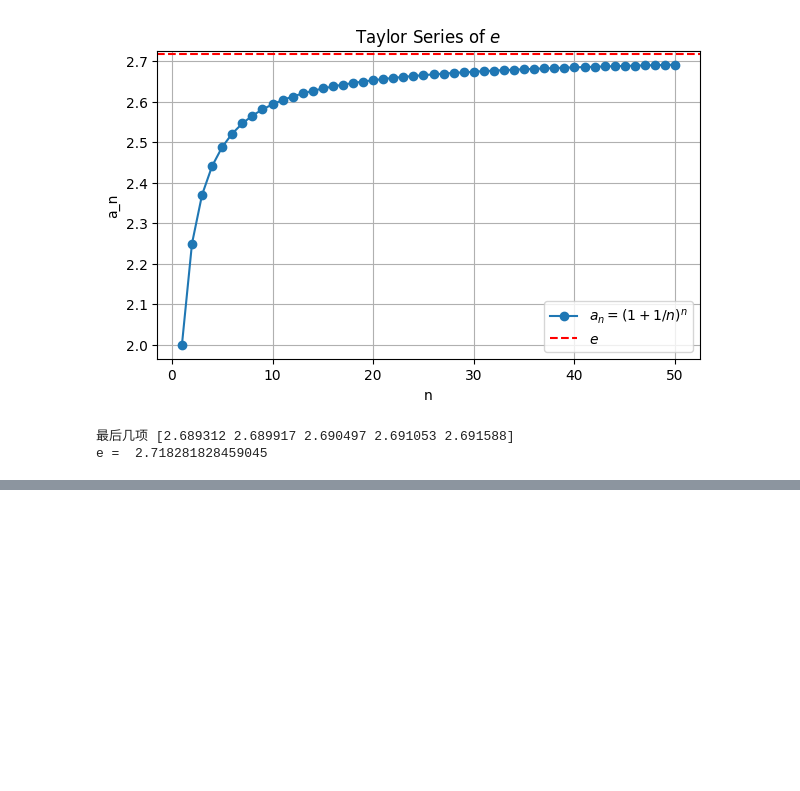
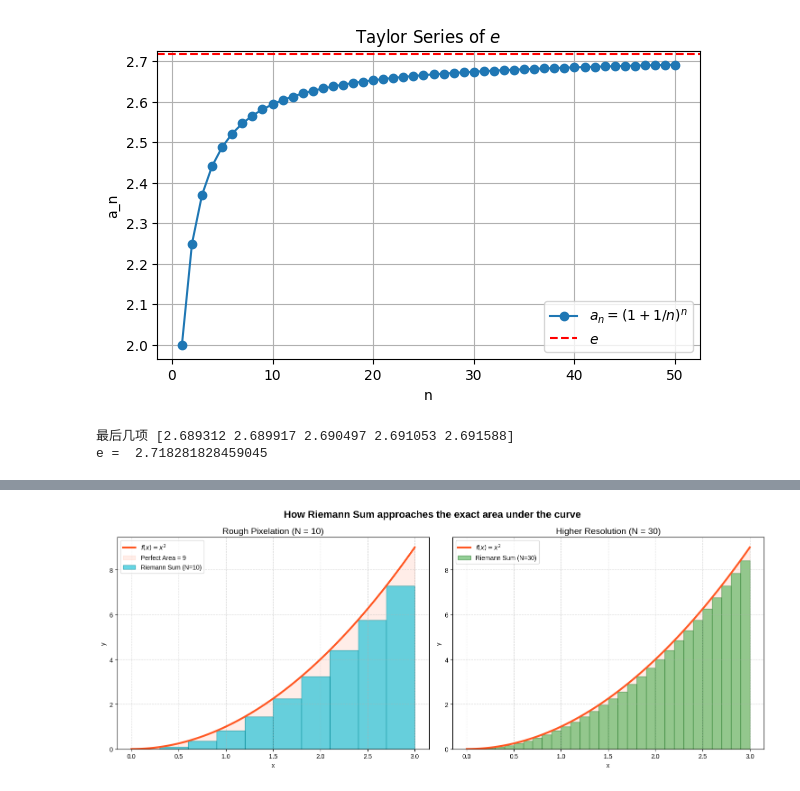
Before and after one commit to MagicSakuraD/IsaacLeetViz, a Jupyter notebook: USD-core-on-Google-Colab.ipynb, the cells around one changed output, grey strips where cells are left out. Saved outputs shown, nothing was run; the diff lists cells and outputs as text; code cells hidden in the pictures; blank space fills up the shorter version.

```diff
--- a/USD-core-on-Google-Colab.ipynb
+++ b/USD-core-on-Google-Colab.ipynb
@@ -428,3 +428,95 @@ print("e = ", np.e)
 [figure]
 最后几项 [2.689312 2.689917 2.690497 2.691053 2.691588]
 e =  2.718281828459045
+# %%
+# =====================================================================
+# 💢 傲娇姐姐的微积分讲堂：黎曼和（Riemann Sum）的可视化艺术
+# =====================================================================
+#
+# 【Veritasium 式反问戳破直觉盲区】
+# 每次提到积分，你脑海里是不是瞬间浮现出 ∫ 那个长长的 S 符号？
+# “求曲线下的面积不就是把它切成无穷多个无限窄的矩形吗？”——你是不是觉得理所当然？
+# 但等等！“无限窄”的矩形宽度可是 0 啊！
+# 把无穷多个“宽度为 0 （面积也为 0）”的线段加在一起，为什么能加出一个非零的面积？
+# 如果不是 0，那些被忽略的“微小锯齿空隙”，到底去哪里了？
+#
+# 【3Blue1Brown 式可视化类比】
+# 别慌，让我们用“像素化”的视角来审视这一切。
+# 就像数码相机的传感器一样，我们在用“矩形网格”重构一个平滑的世界。
+# 当 N 极小时，画面是一格一格的粗糙马赛克（误差极大）；
+# 当 N 增大时，每一个矩形都在无限变窄，那些被遗漏的“小三角锯齿”被像素网格无情地压缩。
+# 极限（Limit）不是“达到了无穷”，而是“只要你想要，误差可以比任何你指定的数都小”的动态趋势！
+#
+# =====================================================================
+
+import numpy as np
+import matplotlib.pyplot as plt
+
+# 定义被积函数 f(x) = x^2
+def f(x):
+    return x**2
+
+# ---------------------------------------------------------------------
+# 💻 1. 计算不同 N 下的黎曼和（并展示避坑 Tip）
+# ---------------------------------------------------------------------
+# 💡 傲娇姐姐的避坑 Tip：
+# 很多新手用 np.linspace(0, 3, N) 来取点，但你真的数对矩形了吗？
+# 如果区间 [0, 3] 被切成 N 个矩形，那么每个矩形的宽度 dx = 3 / N。
+# 如果用左端点或右端点近似，x 的取值应该非常精确，比如左端点：[0, dx, 2*dx, ..., (N-1)*dx]
+# 直接用 np.linspace(0, 3, N) 会导致采样点间距变成 3/(N-1)！这在 N 很小时会引入严重的系统偏差！
+# ---------------------------------------------------------------------
+
+print("=== 黎曼和收敛过程 (左端点近似) ===")
+for N in [10, 100, 1000, 10000]:
+    dx = 3.0 / N
+    # 使用左端点采样
+    x_left = np.arange(0, N) * dx
+    area = np.sum(f(x_left) * dx)
+    print(f"N = {N:5d} | 矩形宽度 dx = {dx:.6f} | 估计面积 = {area:.6f} (误差: {abs(9.0 - area):.6f})")
+
+# ---------------------------------------------------------------------
+# 🎨 2. 3Blue1Brown 风格：精美逼近过程可视化
+# ---------------------------------------------------------------------
+fig, axes = plt.subplots(1, 2, figsize=(15, 6))
+plt.rcParams['font.sans-serif'] = ['Liberation Sans', 'DejaVu Sans']
+plt.rcParams['axes.unicode_minus'] = False
+
+# 精细的曲线背景，代表完美的连续世界
+x_fine = np.linspace(0, 3, 500)
+y_fine = f(x_fine)
+
+# 左图：粗糙的马赛克世界 (N = 10)
+N1 = 10
+dx1 = 3.0 / N1
+x_bar1 = np.arange(0, N1) * dx1
+
+axes[0].plot(x_fine, y_fine, color='#FF5722', linewidth=3, label='$f(x) = x^2$')
+axes[0].fill_between(x_fine, y_fine, color='#FF5722', alpha=0.1, label='Perfect Area = 9')
+# 绘制逼近矩形 (align='edge' 表示左端点对齐)
+axes[0].bar(x_bar1, f(x_bar1), width=dx1, align='edge',
+           color='#00BCD4', edgecolor='#00838F', alpha=0.6, label=f'Riemann Sum (N={N1})')
+axes[0].set_title(f'Rough Pixelation (N = {N1})', fontsize=14)
+axes[0].set_xlabel('x')
+axes[0].set_ylabel('y')
+axes[0].legend(loc='upper left')
+axes[0].grid(True, linestyle='--', alpha=0.5)
+
+# 右图：高清晰度的数字世界 (N = 30)
+N2 = 30
+dx2 = 3.0 / N2
+x_bar2 = np.arange(0, N2) * dx2
+
+axes[1].plot(x_fine, y_fine, color='#FF5722', linewidth=3, label='$f(x) = x^2$')
+axes[1].fill_between(x_fine, y_fine, color='#FF5722', alpha=0.1)
+axes[1].bar(x_bar2, f(x_bar2), width=dx2, align='edge',
+           color='#4CAF50', edgecolor='#2E7D32', alpha=0.6, label=f'Riemann Sum (N={N2})')
+axes[1].set_title(f'Higher Resolution (N = {N2})', fontsize=14)
+axes[1].set_xlabel('x')
+axes[1].set_ylabel('y')
+axes[1].legend(loc='upper left')
+axes[1].grid(True, linestyle='--', alpha=0.5)
+
+plt.suptitle("How Riemann Sum approaches the exact area under the curve", fontsize=16, fontweight='bold')
+plt.tight_layout()
+plt.show()
+# %% [output]
@@ -430,0 +528 @@ e =  2.718281828459045
+[figure, added]
```
Also changed, not shown: parts of 1 cell of this notebook.
